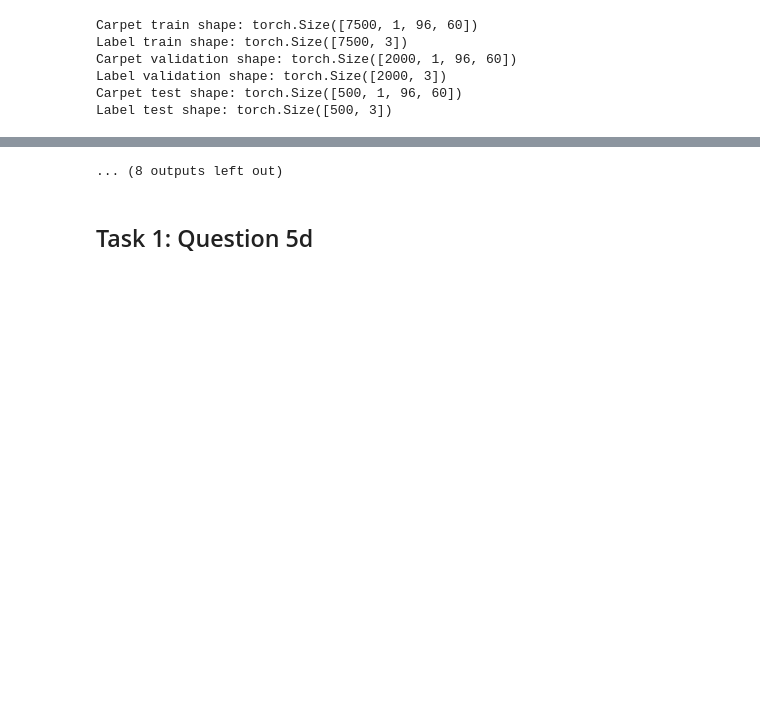
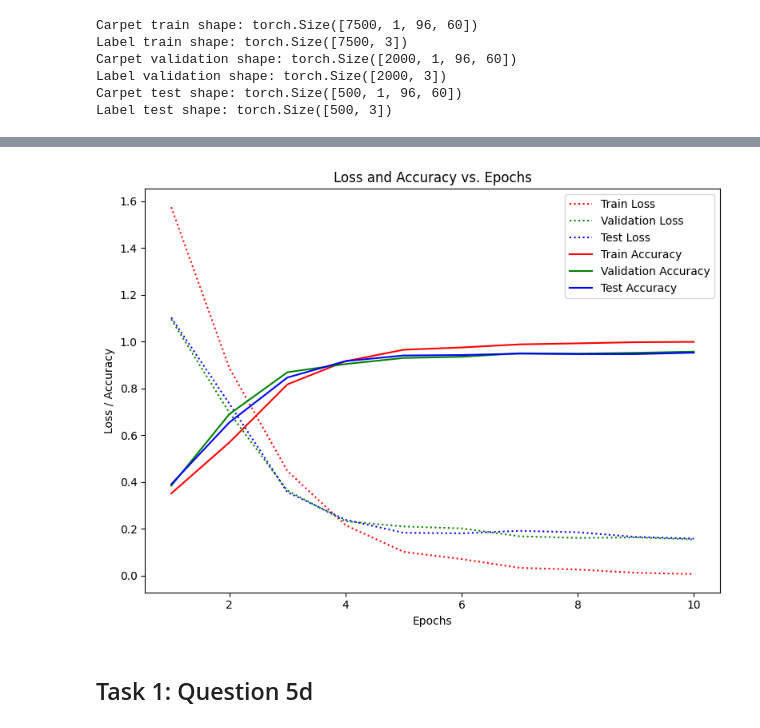
Before and after one commit to sambhav97/tue-deeplearning, a Jupyter notebook: assignments/assignment_1/Assignment_1.ipynb, the cells around one changed output, grey strips where cells are left out. Drawn from its saved outputs; the diff is of its cells as text; code cells hidden in the pictures; blank space fills up the shorter version.

Commit message:
Added test accuracy, plots and experiments for 5d

```diff
--- a/assignments/assignment_1/Assignment_1.ipynb
+++ b/assignments/assignment_1/Assignment_1.ipynb
@@ -188,13 +217,13 @@ def fit(epochs, model, loss_func, opt, train_dl, valid_dl):
 # %%
-from torch.utils.data import DataLoader
-def get_data(train_ds, valid_ds, bs):
+def get_data(train_ds, valid_ds, batch_size):
     return (
-        DataLoader(train_ds, batch_size=bs, shuffle=True),
-        DataLoader(valid_ds, batch_size=bs * 2),
+        DataLoader(train_ds, batch_size=batch_size, shuffle=True),
+        DataLoader(valid_ds, batch_size=batch_size * 2),
     )
 # %%
-bs=64
-train_dl, valid_dl = get_data(train_dataset, val_dataset, bs)
+batch_size = 64
+train_dl, valid_dl = get_data(train_dataset, val_dataset, batch_size)
+test_dl = DataLoader(test_dataset, batch_size=batch_size * 2)
 # %%
 class Lambda(nn.Module):
     def __init__(self, func):
@@ -252,10 +235,28 @@ model = nn.Sequential(
+# %%
+model = nn.Sequential(
+    sc.Slice(rotation=4, reflection=False),
+    sc.SymmetryConv2d(1, 32, kernel_size=4, stride=4, rotation=4, reflection=False),
+    nn.ReLU(inplace=True),
+    sc.SymmetryPool(),
+    nn.BatchNorm2d(32),
+    nn.Conv2d(32, 64, kernel_size=4, stride=3),
+    nn.ReLU(inplace=True),
+    sc.Slice(rotation=4, reflection=False),
+    sc.SymmetryConv2d(64, 10, kernel_size=4, stride=1, rotation=4, reflection=False),
+    nn.ReLU(inplace=True),
+    sc.SymmetryPool(),
+    nn.BatchNorm2d(10),
+    Lambda(lambda x: x.view(x.size(0), -1)),
+    nn.Linear(40, 100),
+    nn.ReLU(inplace=True),
+)
 # %%
 from torch import optim
 
 lr = 0.1
-opt = optim.SGD(model.parameters(), lr=lr, momentum=0.9)
-epochs=20
+optimizer = optim.SGD(model.parameters(), lr=lr, momentum=0.9)
+epochs = 10
 loss_func = F.cross_entropy
 
-fit(epochs, model, loss_func, opt, train_dl, valid_dl)
+fit(epochs, model, loss_func, optimizer, train_dl, valid_dl, test_dl)
 # %% [output]
@@ -274,3 +273,3 @@ EPOCH: 12/20 LOSS: 0.3853 ACC: 0.8460  VAL-LOSS: 1.2072 VAL-ACC: 0.5650
-... (8 outputs left out)
+[figure, added]
 # %% [markdown]
 ## Task 1: Question 5d
```
Also changed, not shown: parts of 14 cells of this notebook.
